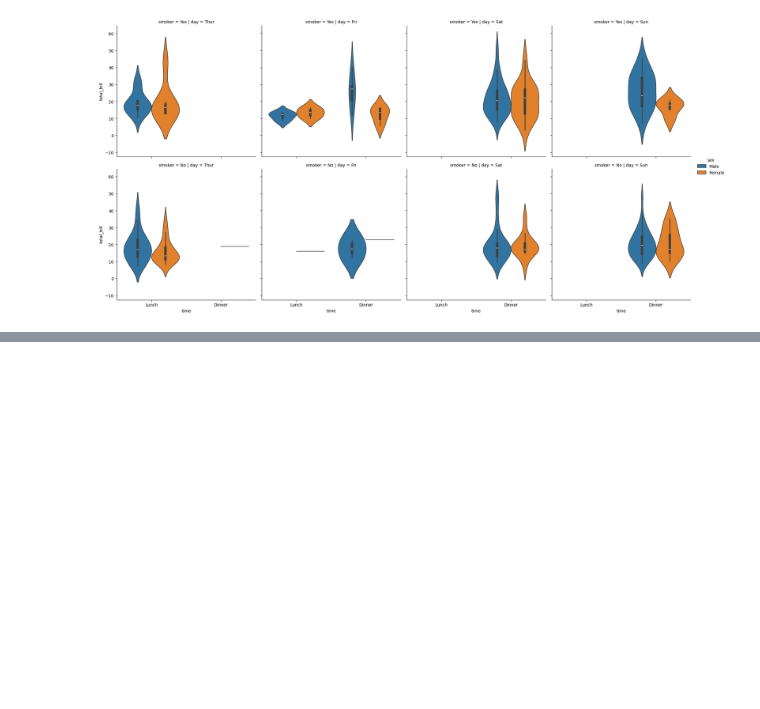
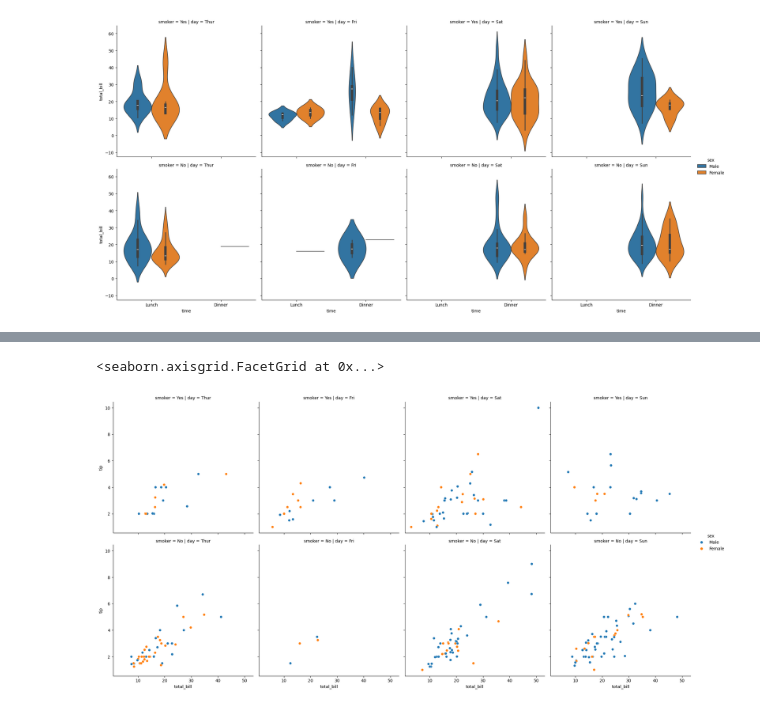
Before and after one commit to Maddox24425/Summer-Training, a Jupyter notebook: Day_14/Day_14.ipynb, the cells around one changed output, grey strips where cells are left out. Saved outputs shown, nothing was run; the diff lists cells and outputs as text; code cells hidden in the pictures; blank space fills up the shorter version.

```diff
--- a/Day_14/Day_14.ipynb
+++ b/Day_14/Day_14.ipynb
@@ -131,0 +144,5 @@ sns.catplot(data=df_tips, y='total_bill', x='time', kind='violin', hue='sex', ro
+# %%
+sns.relplot(data=df_tips, x='total_bill', y='tip',hue='sex', kind='scatter',row='smoker', col='day')
+# %% [output]
+<seaborn.axisgrid.FacetGrid at 0x...>
+[figure, added]
```
Also changed, not shown: parts of 2 cells of this notebook.
